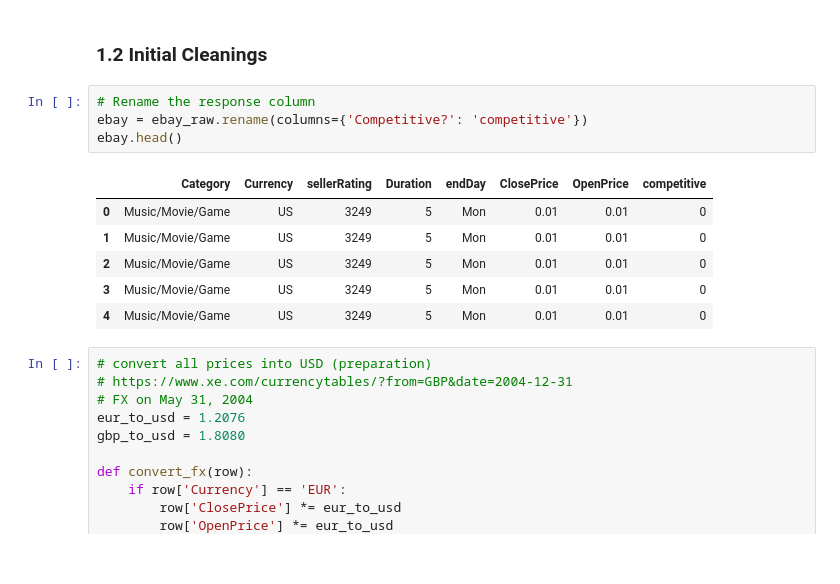
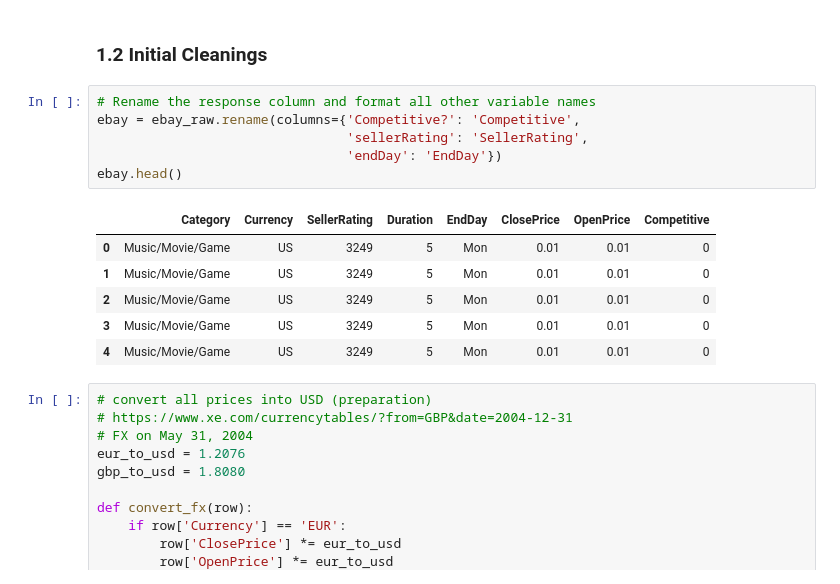
Before and after one commit to Jitao-Z/RSM8413_Case_1, a Jupyter notebook: case_1_analysis.ipynb, the cells around one changed output. Saved outputs shown, nothing was run; the diff lists cells and outputs as text.

Commit message:
naming of the variables fixed

```diff
--- a/case_1_analysis.ipynb
+++ b/case_1_analysis.ipynb
@@ -115,11 +115,13 @@ Name: count, dtype: int64
 # %% [markdown]
 ### 1.2 Initial Cleanings
 # %%
-# Rename the response column
-ebay = ebay_raw.rename(columns={'Competitive?': 'competitive'})
+# Rename the response column and format all other variable names
+ebay = ebay_raw.rename(columns={'Competitive?': 'Competitive',
+                                'sellerRating': 'SellerRating',
+                                'endDay': 'EndDay'})
 ebay.head()
 # %% [output]
-|  | Category | Currency | sellerRating | Duration | endDay | ClosePrice | OpenPrice | competitive |
+|  | Category | Currency | SellerRating | Duration | EndDay | ClosePrice | OpenPrice | Competitive |
 | 0 | Music/Movie/Game | US | 3249 | 5 | Mon | 0.01 | 0.01 | 0 |
 | 1 | Music/Movie/Game | US | 3249 | 5 | Mon | 0.01 | 0.01 | 0 |
 | 2 | Music/Movie/Game | US | 3249 | 5 | Mon | 0.01 | 0.01 | 0 |
```
Also changed, not shown: parts of 8 cells of this notebook.
